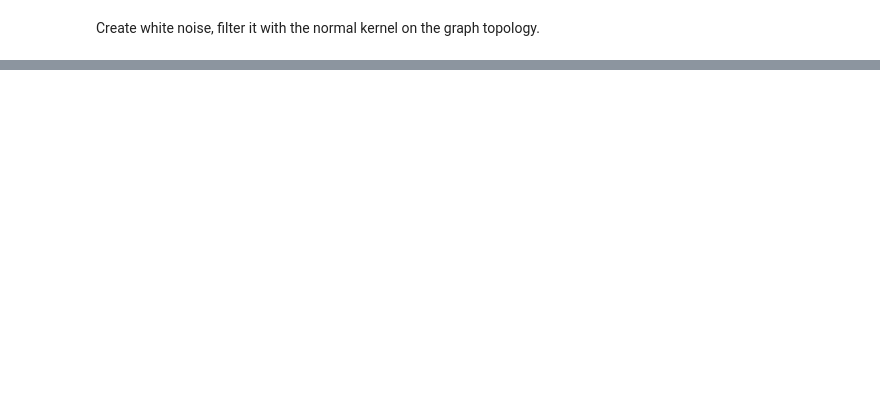
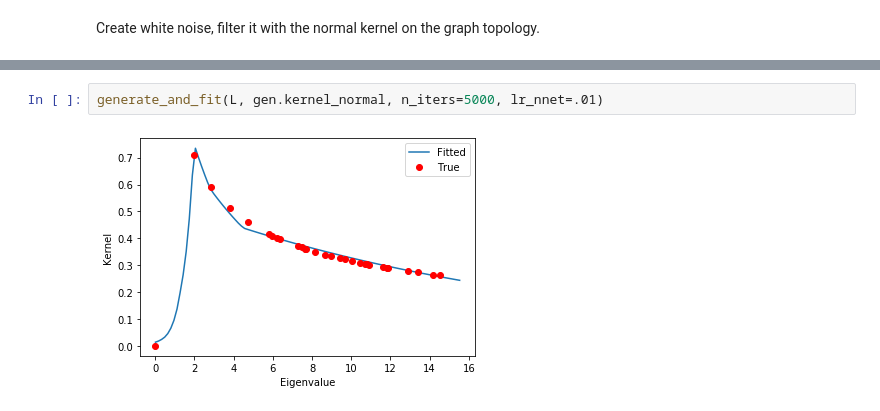
Before and after one commit to mattminder/FiGLearn, a Jupyter notebook: filter_learning.ipynb, the cells around one changed output, grey strips where cells are left out. Drawn from its saved outputs; the diff is of its cells as text; blank space fills up the shorter version.

```diff
--- a/filter_learning.ipynb
+++ b/filter_learning.ipynb
@@ -65,0 +87,4 @@ generate_and_fit(L, gen.kernel_heat)
+# %%
+generate_and_fit(L, gen.kernel_normal, n_iters=5000, lr_nnet=.01)
+# %% [output]
+[figure, added]
```
Also changed, not shown: parts of 18 cells of this notebook, 2 other files.
